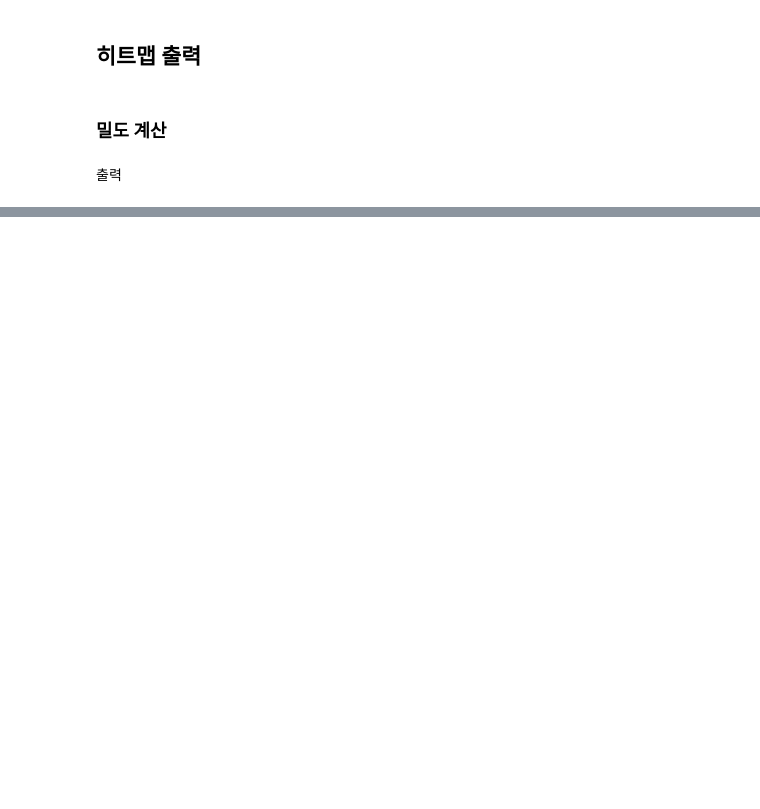
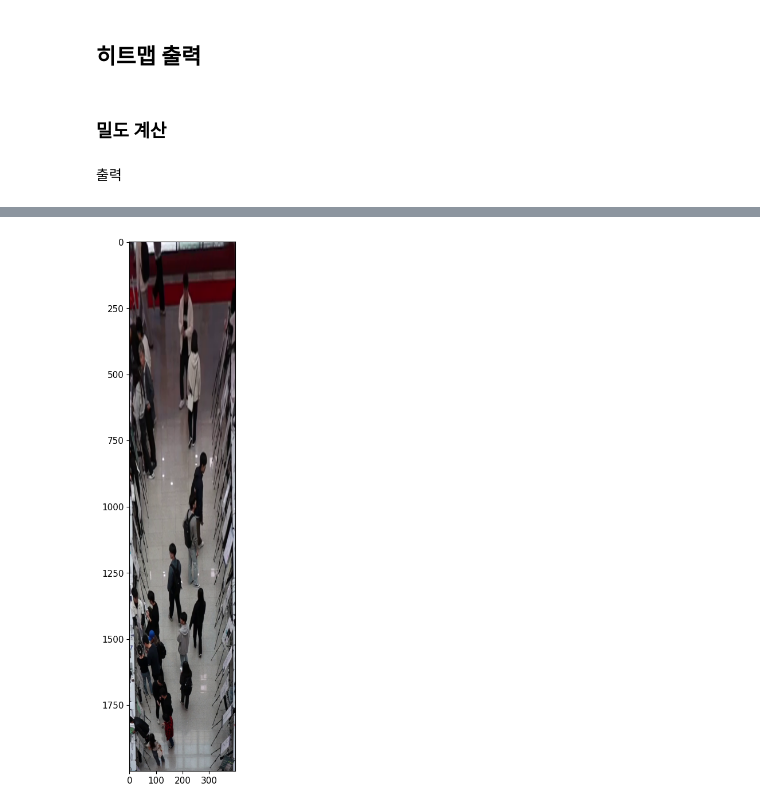
Before and after one commit to seoes/new-wave-agile-dev, a Jupyter notebook: tracker.ipynb, the cells around one changed output, grey strips where cells are left out. Drawn from its saved outputs; the diff is of its cells as text; code cells hidden in the pictures; blank space fills up the shorter version.

```diff
--- a/tracker.ipynb
+++ b/tracker.ipynb
@@ -348,0 +468,6 @@ plt.show()
+# %%
+plt.figure(figsize=(3, 12))
+plt.imshow(warped_image)
+plt.show()
+# %% [output]
+[figure, added]
```
Also changed, not shown: parts of 13 cells of this notebook.
